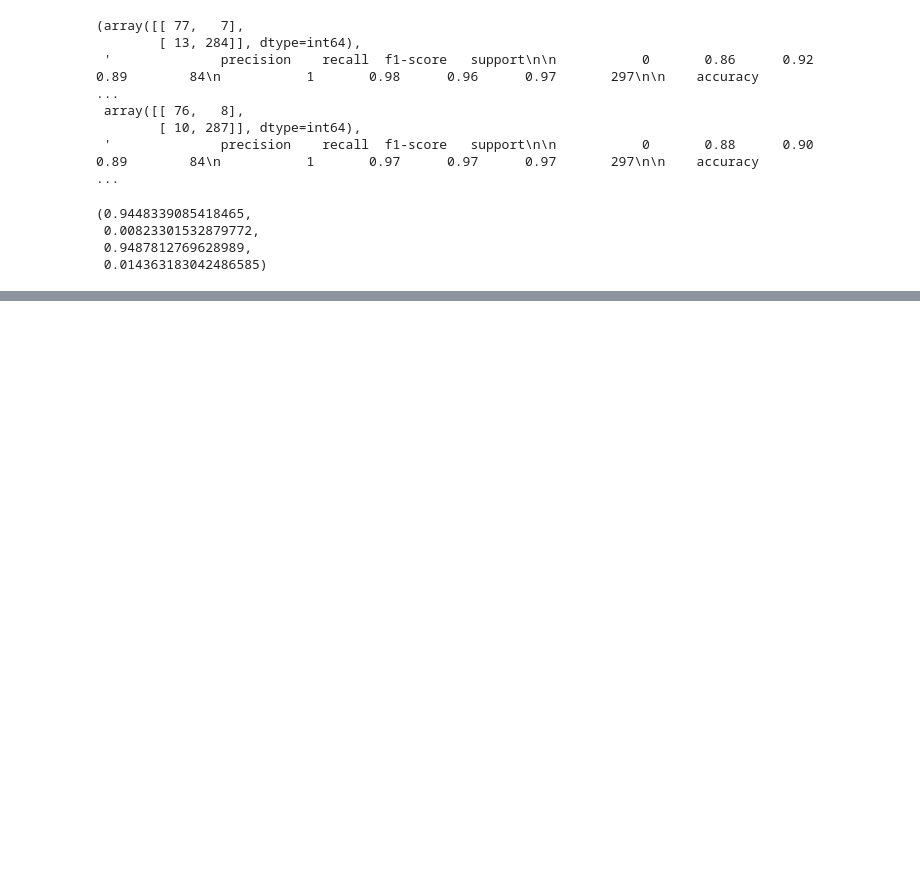
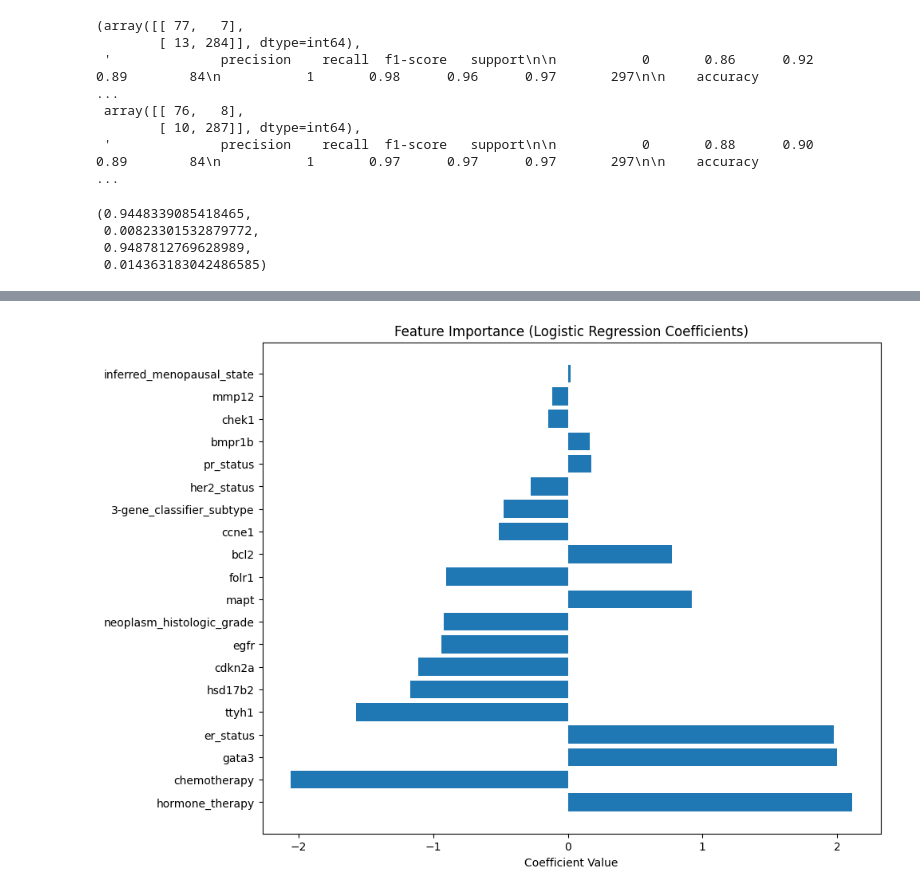
Before and after one commit to GirmaSis/Integrative-Machine-Learning-Analysis-of-Genomic-and-Clinical-Data-for-Breast-Cancer, a Jupyter notebook: Breast_Cancer_METABRIC_Data_Analysis_ori.ipynb, the cells around one changed output, grey strips where cells are left out. Drawn from its saved outputs; the diff is of its cells as text; code cells hidden in the pictures; blank space fills up the shorter version.

```diff
--- a/Breast_Cancer_METABRIC_Data_Analysis_ori.ipynb
+++ b/Breast_Cancer_METABRIC_Data_Analysis_ori.ipynb
@@ -304,0 +397,18 @@ gbm_cv_mean, gbm_cv_std = np.mean(gbm_cv_scores), np.std(gbm_cv_scores)
+# %%
+import matplotlib.pyplot as plt
+import numpy as np
+
+# Assuming 'model' is your trained LogisticRegression model
+# and 'features_selected' is a list of your selected feature names
+coefficients = model.coef_[0]  # Get the coefficients
+
+# Plot
+plt.figure(figsize=(10, 8))
+indices = np.argsort(np.abs(coefficients))[::-1]  # Sort features by importance
+plt.barh(range(len(indices)), coefficients[indices], align='center')
+plt.yticks(range(len(indices)), np.array(features_selected)[indices])
+plt.xlabel('Coefficient Value')
+plt.title('Feature Importance (Logistic Regression Coefficients)')
+plt.show()
+# %% [output]
+[figure, added]
```
Also changed, not shown: parts of 13 cells of this notebook, 3 other files.
